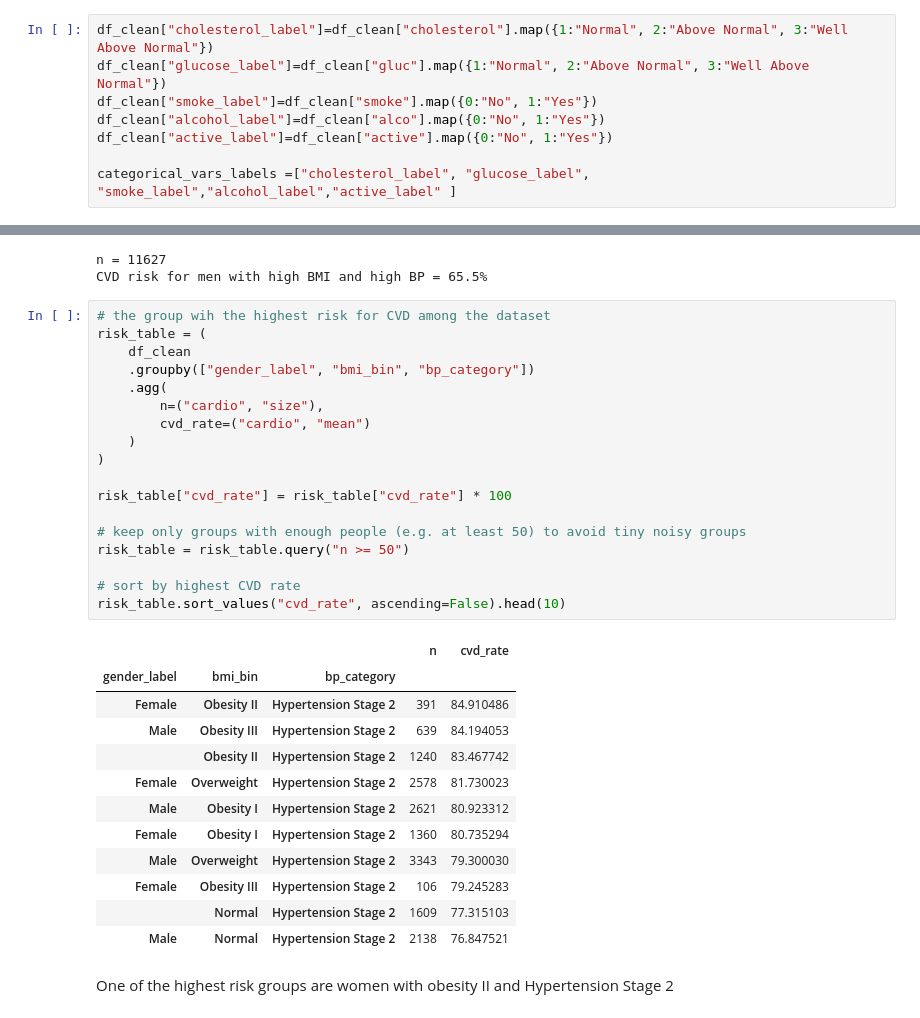
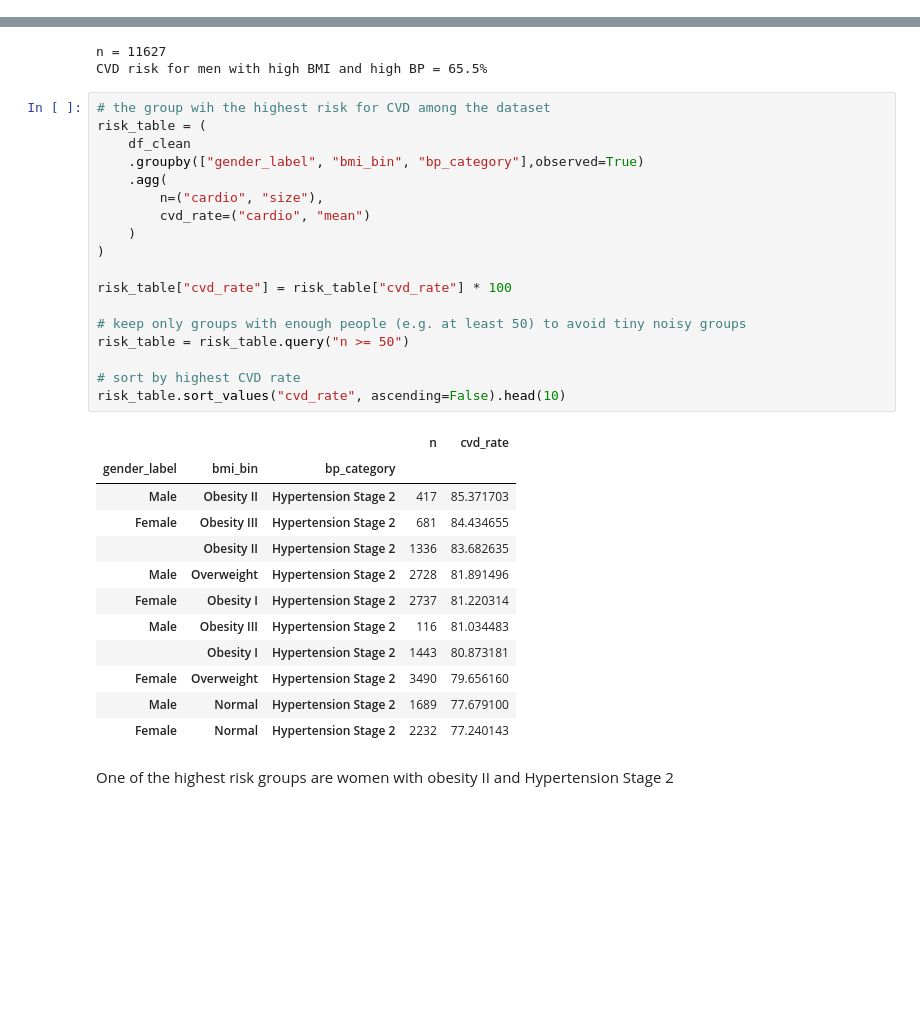
Before and after one commit to lizabguercho/DI_Final_Project_CVD, a Jupyter notebook: Final_project.ipynb, the cells around one changed output, grey strips where cells are left out. Drawn from its saved outputs; the diff is of its cells as text; blank space fills up the shorter version.

Commit message:
added high_risk CVD groups

```diff
--- a/Final_project.ipynb
+++ b/Final_project.ipynb
@@ -848,8 +947,0 @@ Name: count, dtype: int64
-# %%
-df_clean["cholesterol_label"]=df_clean["cholesterol"].map({1:"Normal", 2:"Above Normal", 3:"Well Above Normal"})
-df_clean["glucose_label"]=df_clean["gluc"].map({1:"Normal", 2:"Above Normal", 3:"Well Above Normal"})
-df_clean["smoke_label"]=df_clean["smoke"].map({0:"No", 1:"Yes"})
-df_clean["alcohol_label"]=df_clean["alco"].map({0:"No", 1:"Yes"})
-df_clean["active_label"]=df_clean["active"].map({0:"No", 1:"Yes"})
-
-categorical_vars_labels =["cholesterol_label", "glucose_label", "smoke_label","alcohol_label","active_label" ]
@@ -1184,34 +1049,34 @@ CVD risk for men with high BMI and high BP = 65.5%
 # %%
 # the group wih the highest risk for CVD among the dataset
 risk_table = (
     df_clean
-    .groupby(["gender_label", "bmi_bin", "bp_category"])
+    .groupby(["gender_label", "bmi_bin", "bp_category"],observed=True)
     .agg(
         n=("cardio", "size"),
         cvd_rate=("cardio", "mean")
     )
 )
 
 risk_table["cvd_rate"] = risk_table["cvd_rate"] * 100
 
 # keep only groups with enough people (e.g. at least 50) to avoid tiny noisy groups
 risk_table = risk_table.query("n >= 50")
 
 # sort by highest CVD rate
 risk_table.sort_values("cvd_rate", ascending=False).head(10)
 # %% [output]
 |  |  |  | n | cvd_rate |
 | gender_label | bmi_bin | bp_category |  |  |
-| Female | Obesity II | Hypertension Stage 2 | 391 | 84.910486 |
-| Male | Obesity III | Hypertension Stage 2 | 639 | 84.194053 |
-|  | Obesity II | Hypertension Stage 2 | 1240 | 83.467742 |
-| Female | Overweight | Hypertension Stage 2 | 2578 | 81.730023 |
-| Male | Obesity I | Hypertension Stage 2 | 2621 | 80.923312 |
-| Female | Obesity I | Hypertension Stage 2 | 1360 | 80.735294 |
-| Male | Overweight | Hypertension Stage 2 | 3343 | 79.300030 |
-| Female | Obesity III | Hypertension Stage 2 | 106 | 79.245283 |
-|  | Normal | Hypertension Stage 2 | 1609 | 77.315103 |
-| Male | Normal | Hypertension Stage 2 | 2138 | 76.847521 |
+| Male | Obesity II | Hypertension Stage 2 | 417 | 85.371703 |
+| Female | Obesity III | Hypertension Stage 2 | 681 | 84.434655 |
+|  | Obesity II | Hypertension Stage 2 | 1336 | 83.682635 |
+| Male | Overweight | Hypertension Stage 2 | 2728 | 81.891496 |
+| Female | Obesity I | Hypertension Stage 2 | 2737 | 81.220314 |
+| Male | Obesity III | Hypertension Stage 2 | 116 | 81.034483 |
+|  | Obesity I | Hypertension Stage 2 | 1443 | 80.873181 |
+| Female | Overweight | Hypertension Stage 2 | 3490 | 79.656160 |
+| Male | Normal | Hypertension Stage 2 | 1689 | 77.679100 |
+| Female | Normal | Hypertension Stage 2 | 2232 | 77.240143 |
 # %% [markdown]
 One of the highest risk groups are women with obesity II and Hypertension Stage 2
 # %% [markdown]
```
Also changed, not shown: parts of 100 cells of this notebook.
